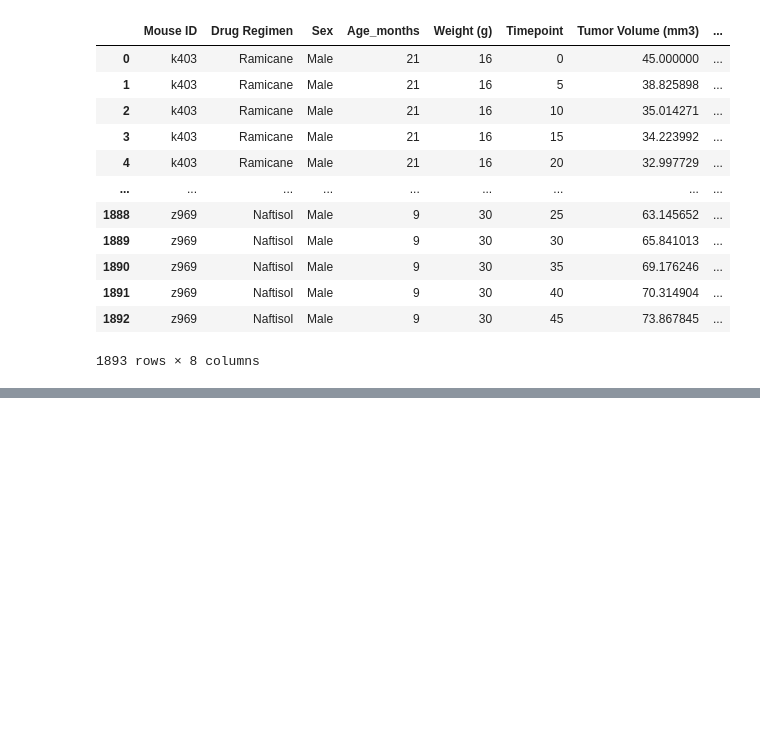
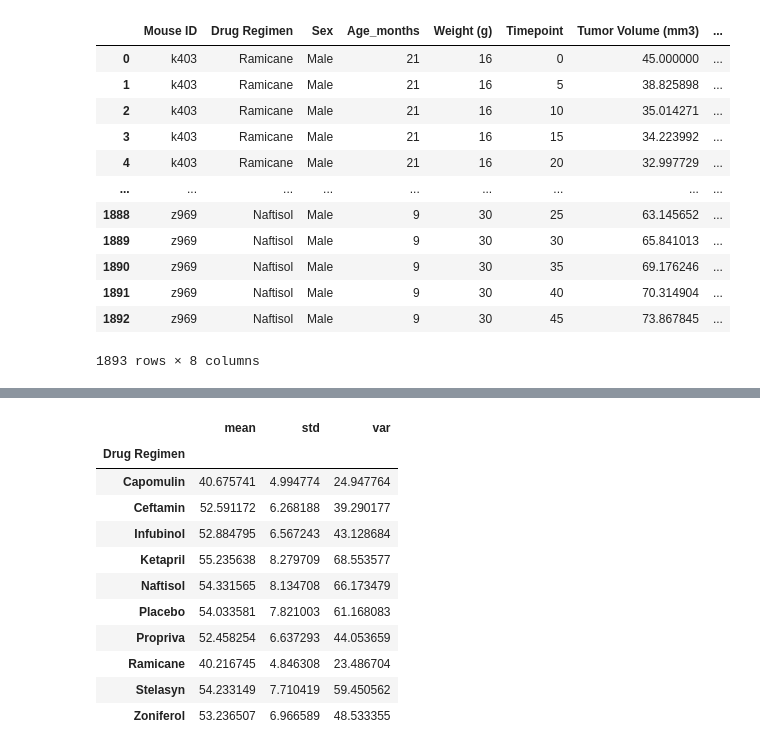
Before and after one commit to Farhana20/UCI_Homework_Farhana, a Jupyter notebook: Matplotlib_05/Pymaceuticals/MatplotlibHW.ipynb, the cells around one changed output, grey strips where cells are left out. Drawn from its saved outputs; the diff is of its cells as text; code cells hidden in the pictures; blank space fills up the shorter version.

```diff
--- a/Matplotlib_05/Pymaceuticals/MatplotlibHW.ipynb
+++ b/Matplotlib_05/Pymaceuticals/MatplotlibHW.ipynb
@@ -194,7 +176,7 @@ mice_df
 1893 rows × 8 columns
 # %%
 # Create a clean DataFrame by dropping the duplicate mouse by its ID.
-final_df = mice_df.drop(mice_df.index[[909, 911, 913, 915, 917]])
+final_df = mice_df.drop(mice_df.index[[908, 909, 910, 911, 912, 913, 914, 915, 916, 917]])
 final_df
 # %% [output]
 |  | Mouse ID | Drug Regimen | Sex | Age_months | Weight (g) | Timepoint | Tumor Volume (mm3) | ... |
@@ -224,0 +256,6 @@ total_rows
+# %%
+# DataFrame for Regimen and Tumor Volume
+
+df1 = pd.DataFrame(final_df,
+                  columns = ["Drug Regimen", "Tumor Volume (mm3)"])
+df1
@@ -224,0 +276,16 @@ total_rows
+# %%
+regimen_mean = df1.groupby("Drug Regimen")["Tumor Volume (mm3)"].agg([np.mean, np.std, np.var])
+regimen_mean
+# %% [output]
+|  | mean | std | var |
+| Drug Regimen |  |  |  |
+| Capomulin | 40.675741 | 4.994774 | 24.947764 |
+| Ceftamin | 52.591172 | 6.268188 | 39.290177 |
+| Infubinol | 52.884795 | 6.567243 | 43.128684 |
+| Ketapril | 55.235638 | 8.279709 | 68.553577 |
+| Naftisol | 54.331565 | 8.134708 | 66.173479 |
+| Placebo | 54.033581 | 7.821003 | 61.168083 |
+| Propriva | 52.458254 | 6.637293 | 44.053659 |
+| Ramicane | 40.216745 | 4.846308 | 23.486704 |
+| Stelasyn | 54.233149 | 7.710419 | 59.450562 |
+| Zoniferol | 53.236507 | 6.966589 | 48.533355 |
```
Also changed, not shown: parts of 12 cells of this notebook.
